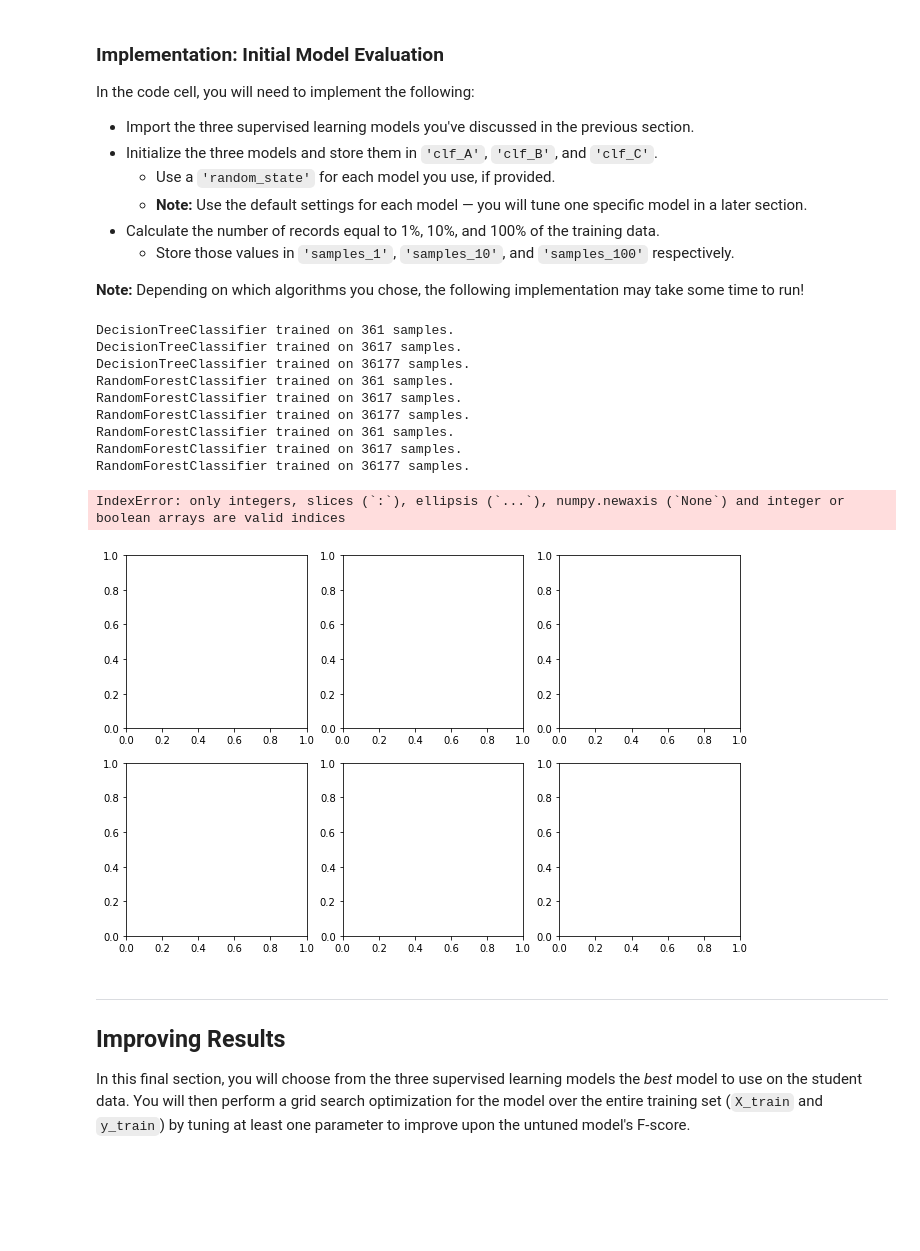
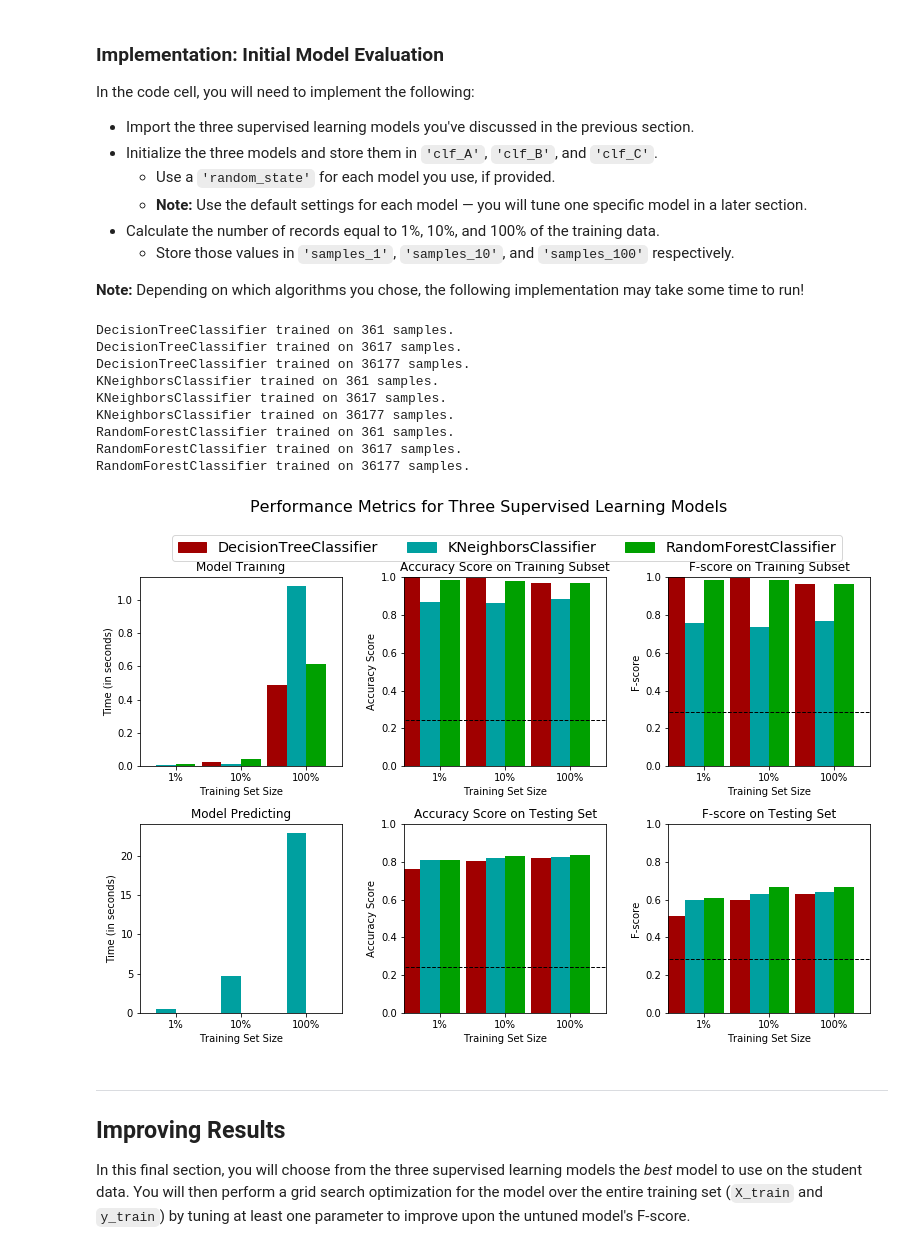
Before and after one commit to varunpurohit76/py-ml, a Jupyter notebook: finding_donors/finding_donors.ipynb, the cells around one changed output. Saved outputs shown, nothing was run; the diff lists cells and outputs as text; code cells hidden in the pictures; blank space fills up the shorter version.

```diff
--- a/finding_donors/finding_donors.ipynb
+++ b/finding_donors/finding_donors.ipynb
@@ -371,11 +537,12 @@ In the code cell, you will need to implement the following:
 from sklearn import tree
 from sklearn.ensemble import RandomForestClassifier
 from sklearn.ensemble import GradientBoostingClassifier
+from sklearn.neighbors import KNeighborsClassifier
 
 # TODO: Initialize the three models
 clf_A = tree.DecisionTreeClassifier()
-clf_B = RandomForestClassifier()
-clf_C = GradientBoostingClassifier()
+clf_C = RandomForestClassifier()
+clf_B = KNeighborsClassifier()
 
 # TODO: Calculate the number of samples for 1%, 10%, and 100% of the training data
 # HINT: samples_100 is the entire training set i.e. len(y_train)
@@ -387,26 +554,25 @@ samples_1 = int(0.1*samples_10)
 
 # Collect results on the learners
 results = {}
-for clf in [clf_A, clf_B, clf_B]:
+for clf in [clf_A, clf_B, clf_C]:
     clf_name = clf.__class__.__name__
     results[clf_name] = {}
     for i, samples in enumerate([samples_1, samples_10, samples_100]):
         results[clf_name][i] = train_predict(clf, samples, X_train, list(y_train), X_test, list(y_test))
-
-        # Run metrics visualization for the three supervised learning models chosen
-vs.evaluate(results, accuracy, fscore)
 # %% [output]
 DecisionTreeClassifier trained on 361 samples.
 DecisionTreeClassifier trained on 3617 samples.
 DecisionTreeClassifier trained on 36177 samples.
+KNeighborsClassifier trained on 361 samples.
+KNeighborsClassifier trained on 3617 samples.
+KNeighborsClassifier trained on 36177 samples.
 RandomForestClassifier trained on 361 samples.
 RandomForestClassifier trained on 3617 samples.
 RandomForestClassifier trained on 36177 samples.
-RandomForestClassifier trained on 361 samples.
-RandomForestClassifier trained on 3617 samples.
-RandomForestClassifier trained on 36177 samples.
-IndexError: only integers, slices (`:`), ellipsis (`...`), numpy.newaxis (`None`) and integer or boolean arrays are valid indices
-[figure, removed]
+# %%
+evaluate(results, accuracy, fscore)
+# %% [output]
+[figure, added]
 # %% [markdown]
 ----
 ## Improving Results
```
Also changed, not shown: parts of 20 cells of this notebook, 2 other files.
